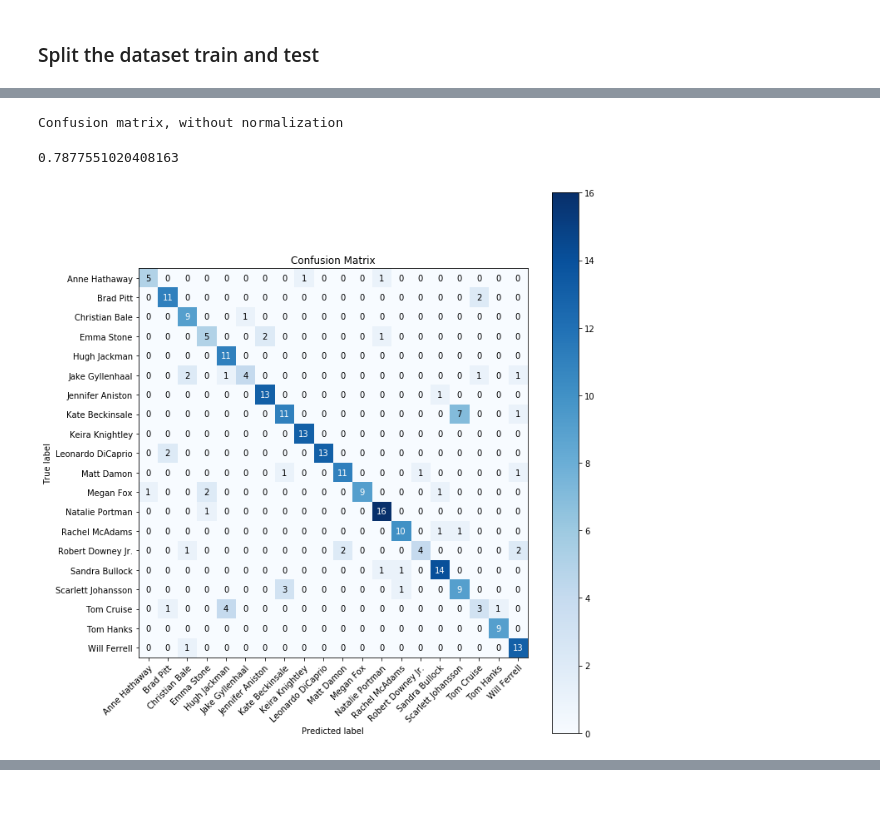
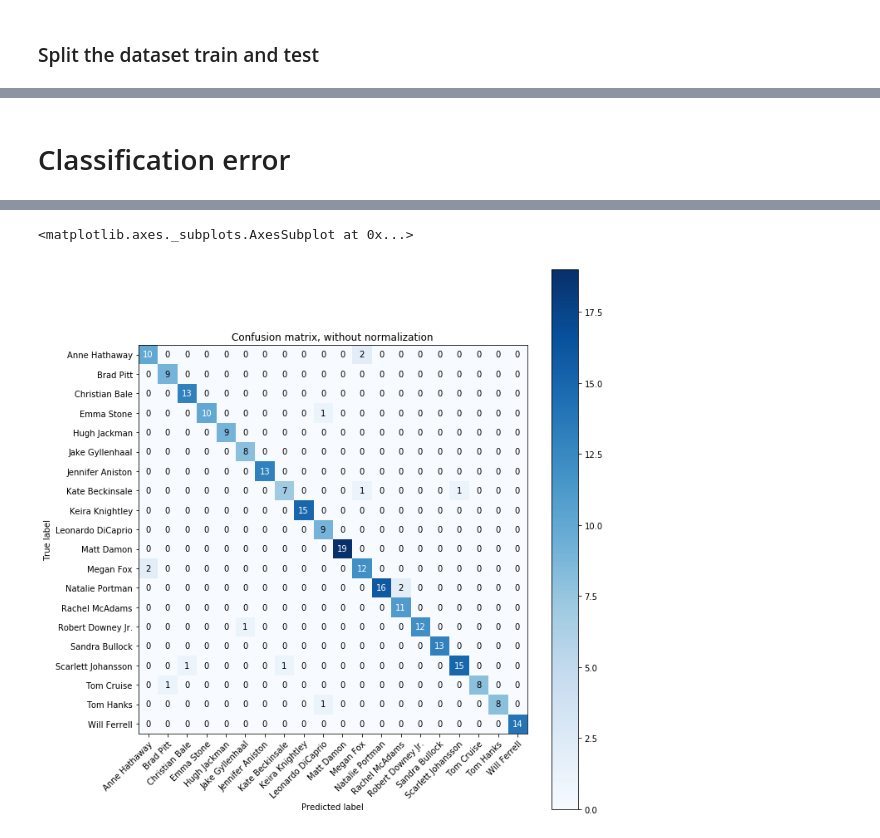
Before and after one commit to NihPat95/Face-Recognition, a Jupyter notebook: FaceRecognitionGrey.ipynb, the cells around one changed output, grey strips where cells are left out. Drawn from its saved outputs; the diff is of its cells as text; code cells hidden in the pictures; blank space fills up the shorter version.

```diff
--- a/FaceRecognitionGrey.ipynb
+++ b/FaceRecognitionGrey.ipynb
@@ -387,3 +362,0 @@ NameError: name 'X' is not defined
-# %%
-similarity_model.load_weights('models grey/similarity_model_grey2.h5')
-feature_model.load_weights('models grey/feature_model_grey2.h5')
@@ -521,7 +469,0 @@ y_predict = clf.predict(Xt_features.reshape([len(Xt_features),32]))
-# %%
-plot_confusion_matrix(y_test, y_predict, unique_labels, title='Confusion Matrix')
-accuracy_score(y_test, y_predict)
-# %% [output]
-Confusion matrix, without normalization
-0.7877551020408163
-[figure, removed]
@@ -529,0 +470,21 @@ Confusion matrix, without normalization
+# %% [markdown]
+# Classification error
+# %%
+dataset = np.load(path + 'scaled_subset_grey.npy')
+
+images = np.asarray([dataset[i][0] for i in range(len(dataset))])
+labels = np.asarray([dataset[i][1] for i in range(len(dataset))])
+images_feature = feature_model.predict(images.reshape((len(images),128,128,1)), verbose = True)
+
+X_train, X_test, y_train, y_test = train_test_split(images, labels, test_size=0.2)
+X_features = feature_model.predict(X_train.reshape((len(X_train), 128 ,128, 1)), verbose = True)
+Xt_features = feature_model.predict(X_test.reshape((len(X_test), 128 ,128, 1)), verbose = True)
+
+from sklearn.svm import NuSVC
+clf = NuSVC(gamma='scale')
+clf.fit(X_features, y_train)
+y_predict = clf.predict(Xt_features.reshape([len(Xt_features),128]))
+print('Accuracy')
+print(accuracy_score(y_test, y_predict))
+plot_confusion_matrix(y_test, y_predict, np.unique(labels))
+# %% [output]
@@ -529,0 +497,2 @@ Confusion matrix, without normalization
+<matplotlib.axes._subplots.AxesSubplot at 0x...>
+[figure, added]
```
Also changed, not shown: parts of 44 cells of this notebook.
